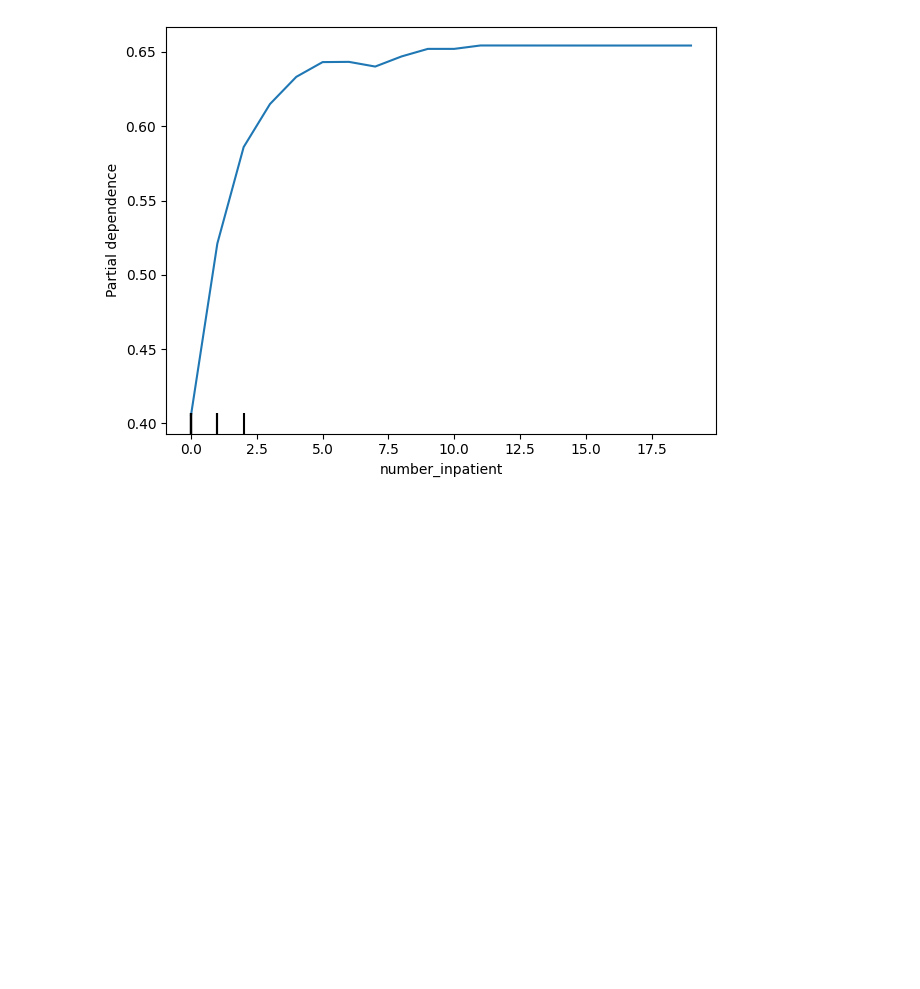
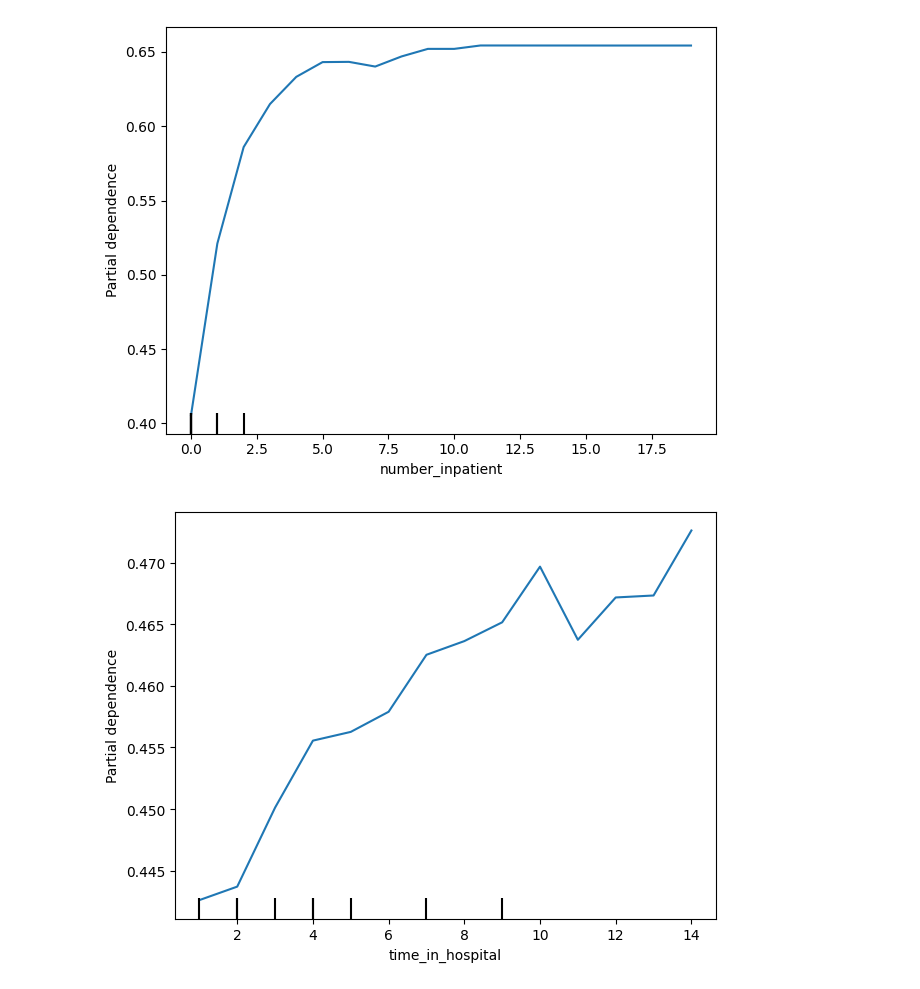
Before and after one commit to Grashch/Kaggle_tasks, a Jupyter notebook: SHAP_Values.ipynb, the cells around one changed output. Drawn from its saved outputs; the diff is of its cells as text; code cells hidden in the pictures; blank space fills up the shorter version.

```diff
--- a/SHAP_Values.ipynb
+++ b/SHAP_Values.ipynb
@@ -274,3 +274,10 @@ plt.tight_layout()
 plt.show()
 # %% [output]
 [figure]
+# %%
+feature_name = 'time_in_hospital'
+PartialDependenceDisplay.from_estimator(my_model, val_X, [feature_name])
+plt.tight_layout()
+plt.show()
+# %% [output]
+[figure, added]
```
